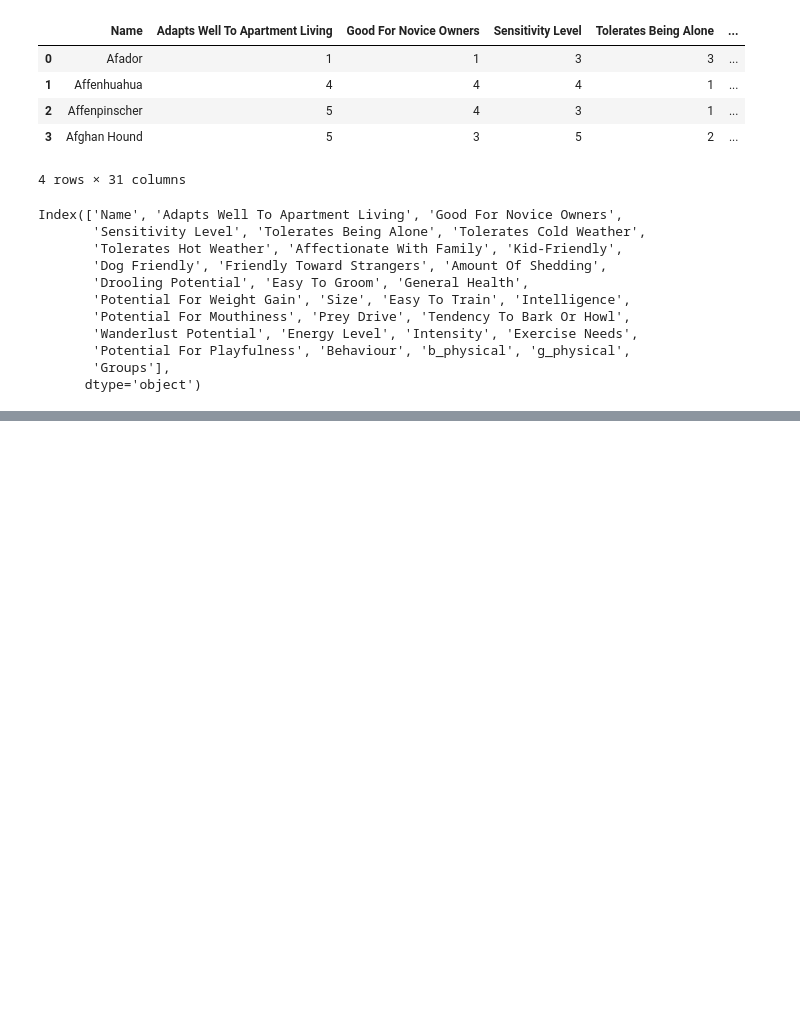
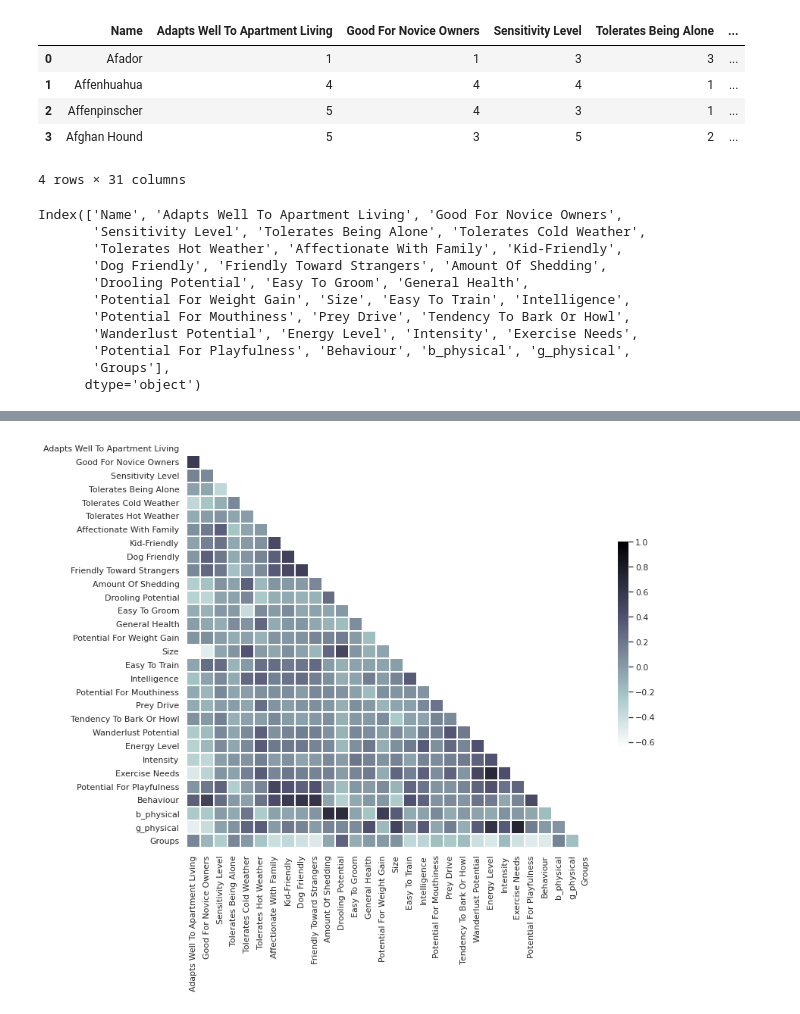
Before and after one commit to mariadelascotrina/One_chance_for_the_best_perrete, a Jupyter notebook: Notebooks/3_Dog_recomendation.ipynb, the cells around one changed output, grey strips where cells are left out. Drawn from its saved outputs; the diff is of its cells as text; code cells hidden in the pictures; blank space fills up the shorter version.

```diff
--- a/Notebooks/3_Dog_recomendation.ipynb
+++ b/Notebooks/3_Dog_recomendation.ipynb
@@ -1,5 +1,17 @@
 # %%
 import pandas as pd
+# Import your libraries:
+
+%matplotlib inline
+
+import numpy as np
+import pandas as pd
+import seaborn as sns
+sns.set_context("poster")
+sns.set(rc={"figure.figsize": (12.,10.)})
+sns.set_style("whitegrid")
+from sklearn import preprocessing
+le = preprocessing.LabelEncoder()
 # %%
 #Objetivo --> meter los clusters también aquí
 # %%
@@ -51,3 +63,6 @@ Index(['Name', 'Adapts Well To Apartment Living', 'Good For Novice Owners',
        'Potential For Playfulness', 'Behaviour', 'b_physical', 'g_physical',
        'Groups'],
       dtype='object')
+# %%
+# Your code here
+hola = a.corr()
@@ -54,3 +96,17 @@ Index(['Name', 'Adapts Well To Apartment Living', 'Good For Novice Owners',
+# %%
+mascara5 = np.triu(np.ones_like(hola, dtype=bool)) # generamos la máscara para la triangular superior
+color_map = sns.diverging_palette(0, 7, as_cmap=True) # paleta de colores
+sns.heatmap(hola,
+            mask = mascara5,
+            cmap='bone_r',
+            square=True, #que los datos se vean como cuadrados
+            linewidth=0.2, #ancho de línea
+            vmax=1,
+            cbar_kws={"shrink": .5}, #barra lateral
+
+);
+# %% [output]
+[figure, added]
 # %%
 a = a.sort_values('Behaviour', ascending = False)
 # %%
```
Also changed, not shown: parts of 11 cells of this notebook, 1 other file.
